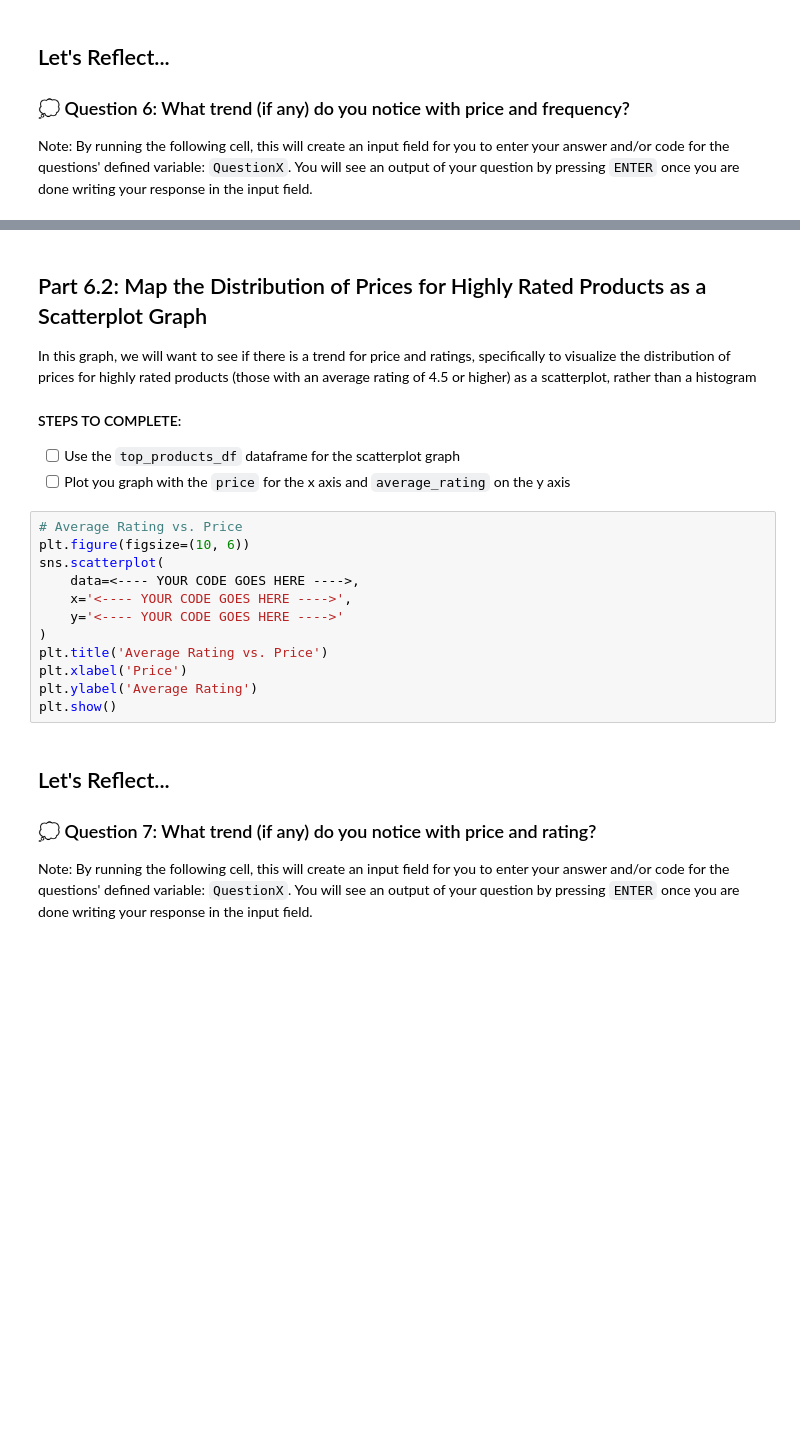
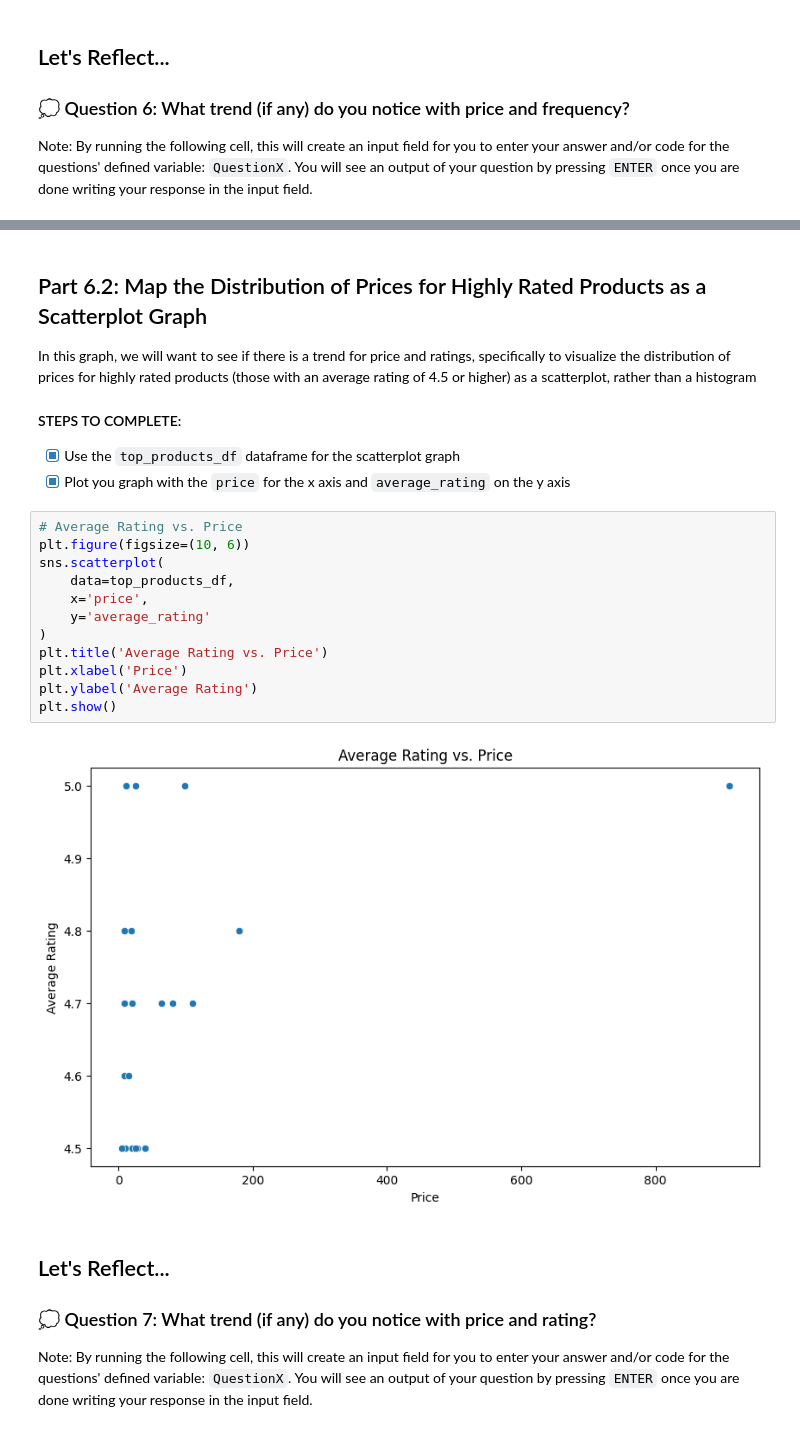
Before and after one commit to smmurdock/A-Data-Driven-Approach-to-AI-and-Python, a Jupyter notebook: solution/Udacity - PCEP Project.ipynb, the cells around one changed output, grey strips where cells are left out. Drawn from its saved outputs; the diff is of its cells as text; blank space fills up the shorter version.

```diff
--- a/solution/Udacity - PCEP Project.ipynb
+++ b/solution/Udacity - PCEP Project.ipynb
@@ -846,20 +851,22 @@ else:
 In this graph, we will want to see if there is a trend for price and ratings, specifically to visualize the distribution of prices for highly rated products (those with an average rating of 4.5 or higher) as a scatterplot, rather than a histogram
 
 #### STEPS TO COMPLETE:
-- [ ] Use the `top_products_df` dataframe for the scatterplot graph
-- [ ] Plot you graph with the `price` for the x axis and `average_rating` on the y axis
+- [X] Use the `top_products_df` dataframe for the scatterplot graph
+- [X] Plot you graph with the `price` for the x axis and `average_rating` on the y axis
 # %%
 # Average Rating vs. Price
 plt.figure(figsize=(10, 6))
 sns.scatterplot(
-    data=<---- YOUR CODE GOES HERE ---->,
-    x='<---- YOUR CODE GOES HERE ---->',
-    y='<---- YOUR CODE GOES HERE ---->'
+    data=top_products_df,
+    x='price',
+    y='average_rating'
 )
 plt.title('Average Rating vs. Price')
 plt.xlabel('Price')
 plt.ylabel('Average Rating')
 plt.show()
+# %% [output]
+[figure, added]
 # %% [markdown]
 ## Let's Reflect...
 ### 💭 Question 7: What trend (if any) do you notice with price and rating?
```
Also changed, not shown: parts of 16 cells of this notebook, 1 other file.
